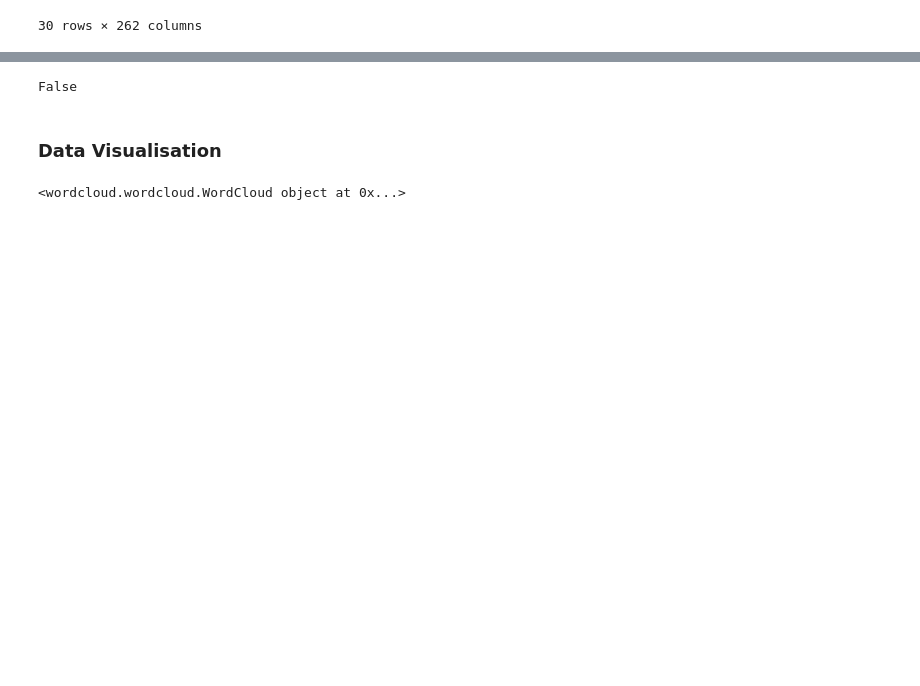
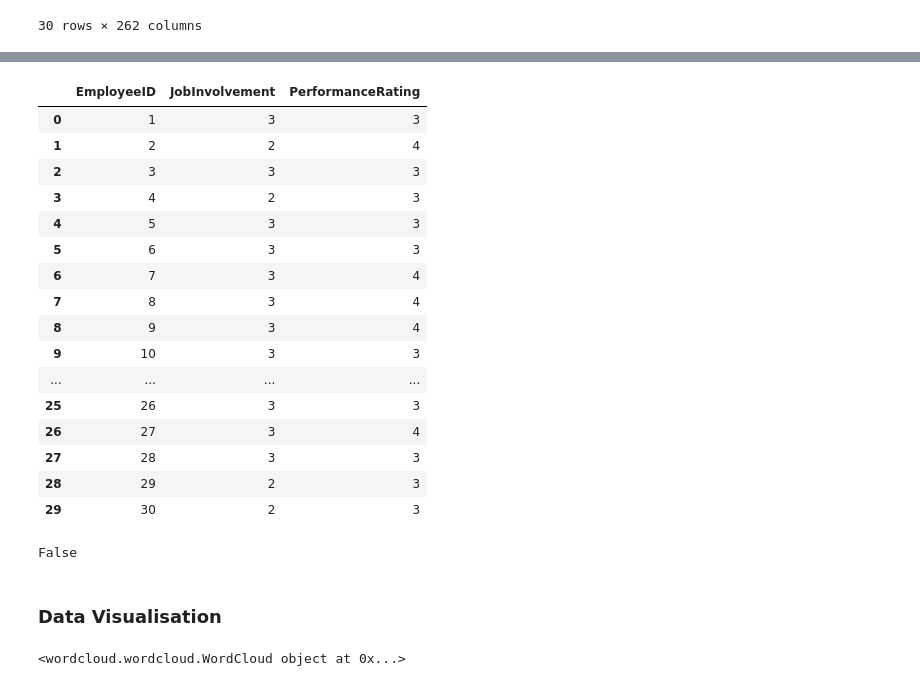
Before and after one commit to JamesLi197412/HR-Analytics, a Jupyter notebook: HRAnalytics.ipynb, the cells around one changed output, grey strips where cells are left out. Cells and saved outputs as stored; diff of their text form; code cells hidden in the pictures; blank space fills up the shorter version.

```diff
--- a/HRAnalytics.ipynb
+++ b/HRAnalytics.ipynb
@@ -195,3 +245,23 @@ out_time.head(30)
+# %%
+manager_survey.head(30)
+# %% [output]
+|  | EmployeeID | JobInvolvement | PerformanceRating |
+| 0 | 1 | 3 | 3 |
+| 1 | 2 | 2 | 4 |
+| 2 | 3 | 3 | 3 |
+| 3 | 4 | 2 | 3 |
+| 4 | 5 | 3 | 3 |
+| 5 | 6 | 3 | 3 |
+| 6 | 7 | 3 | 4 |
+| 7 | 8 | 3 | 4 |
+| 8 | 9 | 3 | 4 |
+| 9 | 10 | 3 | 3 |
+| ... | ... | ... | ... |
+| 25 | 26 | 3 | 3 |
+| 26 | 27 | 3 | 4 |
+| 27 | 28 | 3 | 3 |
+| 28 | 29 | 2 | 3 |
+| 29 | 30 | 2 | 3 |
 # %%
 general['Department'].isnull().any()
 # %% [output]
```
Also changed, not shown: parts of 22 cells of this notebook, 13 other files.
